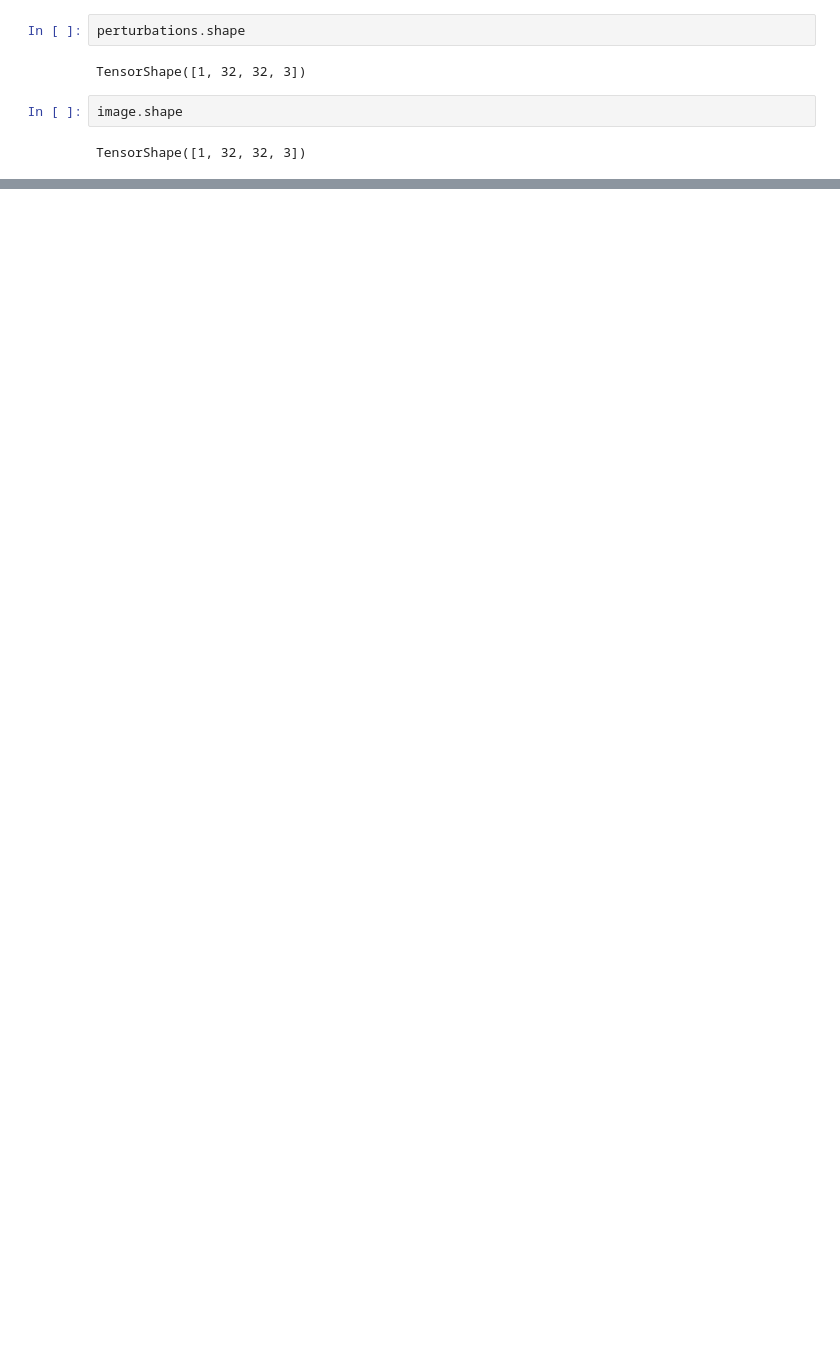
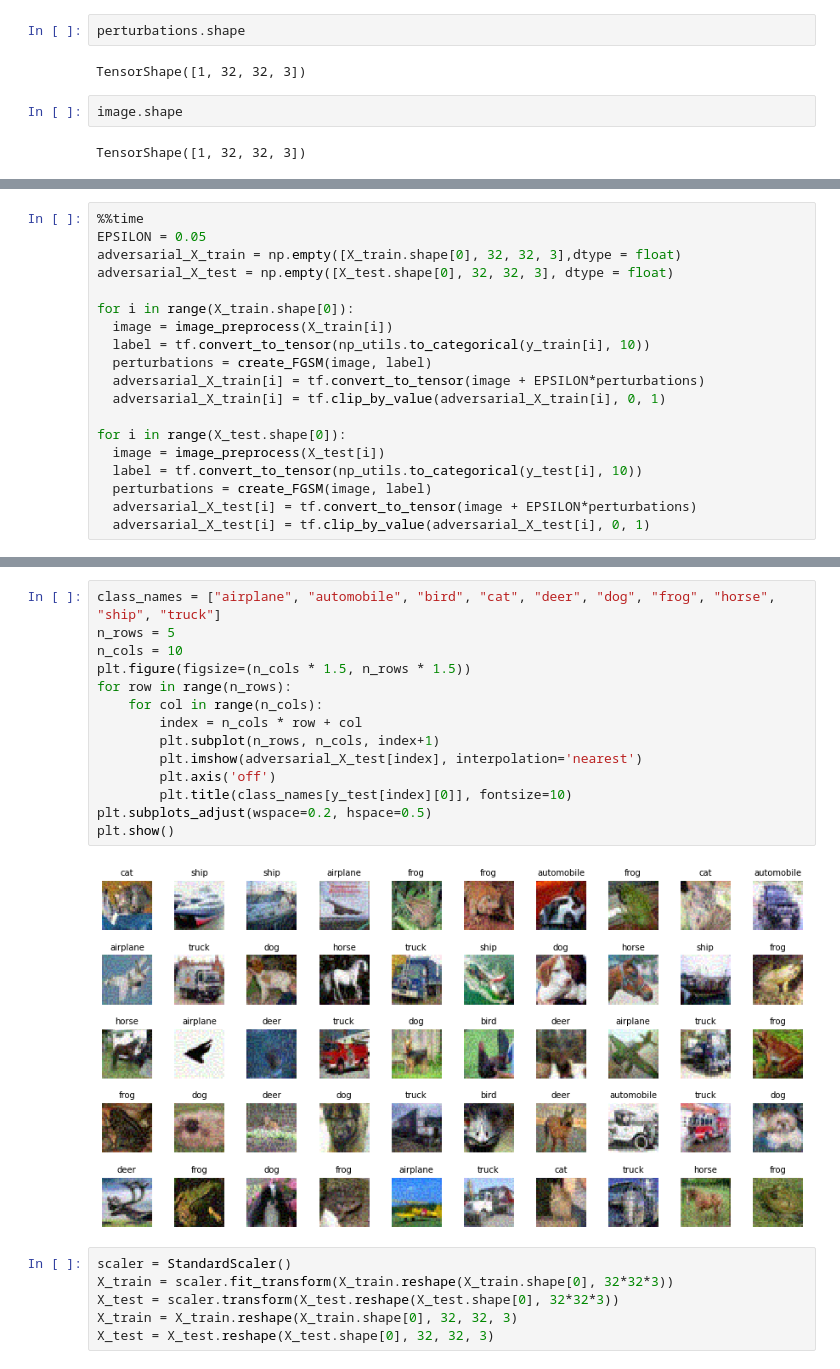
Before and after one commit to JLGGG/2020-2-DeepLearningProject, a Jupyter notebook: FGSM.ipynb, the cells around one changed output, grey strips where cells are left out. Cells and saved outputs as stored; diff of their text form; blank space fills up the shorter version.

```diff
--- a/FGSM.ipynb
+++ b/FGSM.ipynb
@@ -101,0 +106,19 @@ plt.show()
+# %%
+%%time
+EPSILON = 0.05
+adversarial_X_train = np.empty([X_train.shape[0], 32, 32, 3],dtype = float)
+adversarial_X_test = np.empty([X_test.shape[0], 32, 32, 3], dtype = float)
+
+for i in range(X_train.shape[0]):
+  image = image_preprocess(X_train[i])
+  label = tf.convert_to_tensor(np_utils.to_categorical(y_train[i], 10))
+  perturbations = create_FGSM(image, label)
+  adversarial_X_train[i] = tf.convert_to_tensor(image + EPSILON*perturbations)
+  adversarial_X_train[i] = tf.clip_by_value(adversarial_X_train[i], 0, 1)
+
+for i in range(X_test.shape[0]):
+  image = image_preprocess(X_test[i])
+  label = tf.convert_to_tensor(np_utils.to_categorical(y_test[i], 10))
+  perturbations = create_FGSM(image, label)
+  adversarial_X_test[i] = tf.convert_to_tensor(image + EPSILON*perturbations)
+  adversarial_X_test[i] = tf.clip_by_value(adversarial_X_test[i], 0, 1)
@@ -101,0 +128,22 @@ plt.show()
+# %%
+class_names = ["airplane", "automobile", "bird", "cat", "deer", "dog", "frog", "horse", "ship", "truck"]
+n_rows = 5
+n_cols = 10
+plt.figure(figsize=(n_cols * 1.5, n_rows * 1.5))
+for row in range(n_rows):
+    for col in range(n_cols):
+        index = n_cols * row + col
+        plt.subplot(n_rows, n_cols, index+1)
+        plt.imshow(adversarial_X_test[index], interpolation='nearest')
+        plt.axis('off')
+        plt.title(class_names[y_test[index][0]], fontsize=10)
+plt.subplots_adjust(wspace=0.2, hspace=0.5)
+plt.show()
+# %% [output]
+[figure, added]
+# %%
+scaler = StandardScaler()
+X_train = scaler.fit_transform(X_train.reshape(X_train.shape[0], 32*32*3))
+X_test = scaler.transform(X_test.reshape(X_test.shape[0], 32*32*3))
+X_train = X_train.reshape(X_train.shape[0], 32, 32, 3)
+X_test = X_test.reshape(X_test.shape[0], 32, 32, 3)
```
Also changed, not shown: parts of 22 cells of this notebook.
